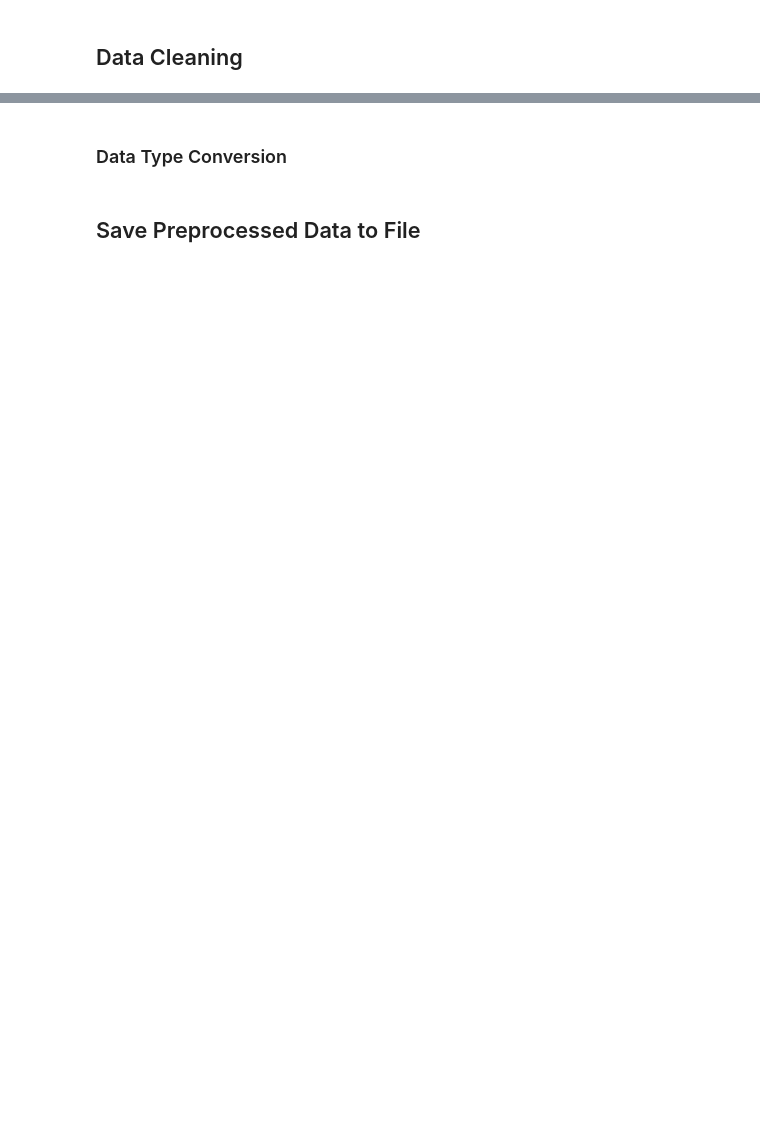
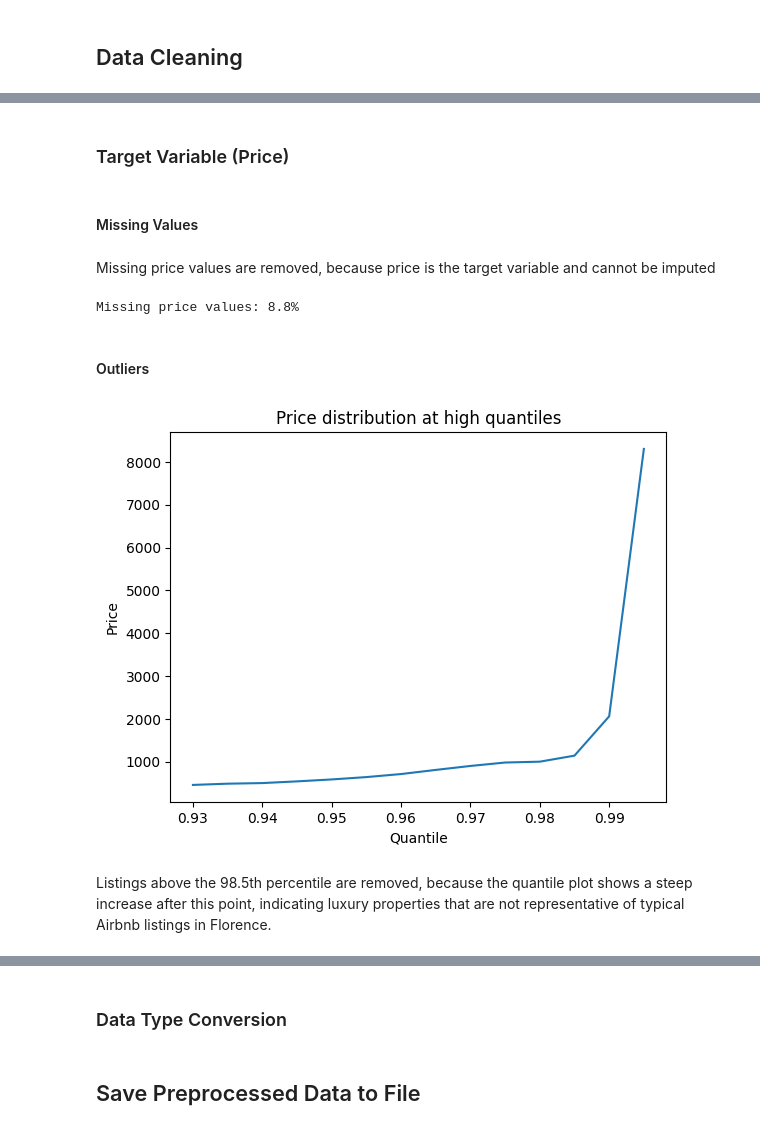
Before and after one commit to EliasSchafer1/Airbnb-Florence, a Jupyter notebook: notebooks/01_preprocessing.ipynb, the cells around one changed output, grey strips where cells are left out. Saved outputs shown, nothing was run; the diff lists cells and outputs as text; code cells hidden in the pictures; blank space fills up the shorter version.

```diff
--- a/notebooks/01_preprocessing.ipynb
+++ b/notebooks/01_preprocessing.ipynb
@@ -45,0 +56,2 @@ Remove data with missing target value
+# %%
+df = df.drop(columns = ["minimum_nights", "last_review", "calculated_host_listings_count", "availability_365"])
@@ -45,0 +60,2 @@ Remove data with missing target value
+# %%
+df = df.drop(columns="reviews_per_month")
@@ -45,0 +81,35 @@ Remove data with missing target value
+# %%
+# Compute custom rating
+rating_cols = [col for col in detail_ratings if col != "review_scores_value"]
+df["avg_rating"] = df[rating_cols].mean(axis=1)
+
+# Remove other ratings
+df = df.drop(columns=detail_ratings+["review_scores_rating"])
+# %% [markdown]
+### Target Variable (Price)
+# %% [markdown]
+#### Missing Values
+# %% [markdown]
+Missing price values are removed, because price is the target variable and cannot be imputed
+# %%
+missing_percent = df["price"].isna().mean()*100
+print(f"Missing price values: {missing_percent:.1f}%")
+
+# Remove rows with missing price values
+df = df.dropna(subset=["price"])
+# %% [output]
+Missing price values: 8.8%
+# %% [markdown]
+#### Outliers
+# %%
+quantiles = np.arange(0.93, 1.0, 0.005)
+values = df["price"].quantile(quantiles)
+plt.plot(quantiles, values)
+plt.xlabel("Quantile")
+plt.ylabel("Price")
+plt.title("Price distribution at high quantiles")
+plt.show()
+# %% [output]
+[figure, added]
+# %% [markdown]
+Listings above the 98.5th percentile are removed, because the quantile plot shows a steep increase after this point, indicating luxury properties that are not representative of typical Airbnb listings in Florence.
```
Also changed, not shown: parts of 26 cells of this notebook.
